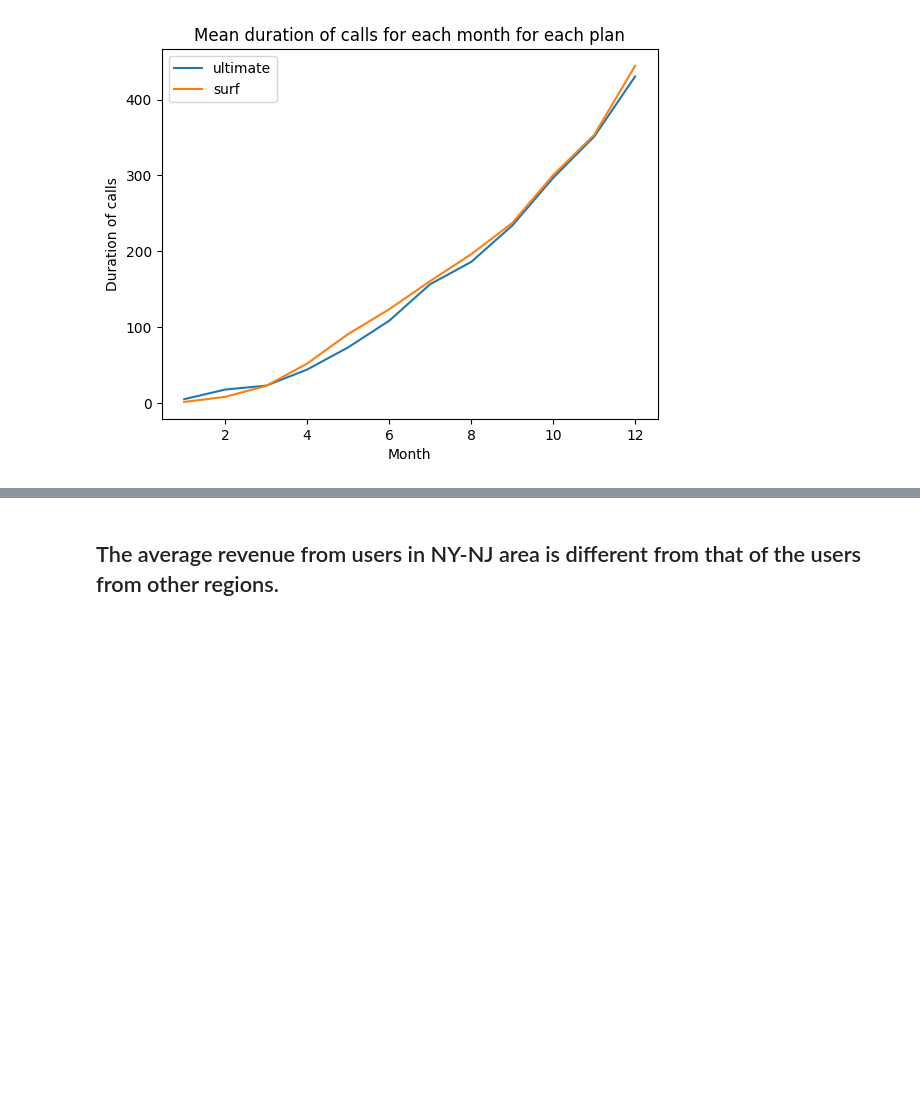
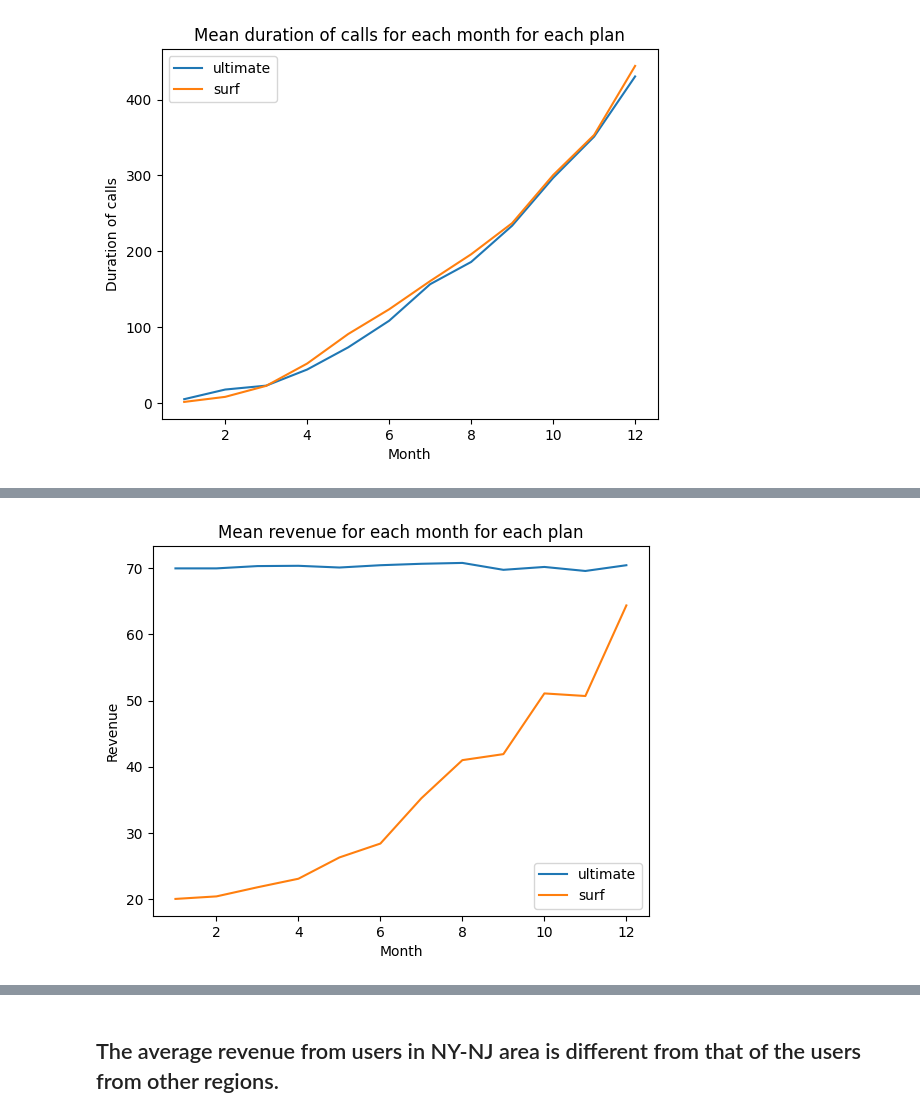
Before and after one commit to makstheimba/data-science-project-3, a Jupyter notebook: main.ipynb, the cells around one changed output, grey strips where cells are left out. Drawn from its saved outputs; the diff is of its cells as text; code cells hidden in the pictures; blank space fills up the shorter version.

```diff
--- a/main.ipynb
+++ b/main.ipynb
@@ -288,0 +323,13 @@ plt.show()
+# %%
+# plot mean revenue for each month for each plan
+for plan in monthly_user_revenue['plan'].unique():
+    df = monthly_user_revenue.query('plan == @plan')[months]
+    plt.plot( months, df.mean(), label=plan)
+
+plt.legend()
+plt.title('Mean revenue for each month for each plan')
+plt.xlabel('Month')
+plt.ylabel('Revenue')
+plt.show()
+# %% [output]
+[figure, added]
```
Also changed, not shown: parts of 7 cells of this notebook.
